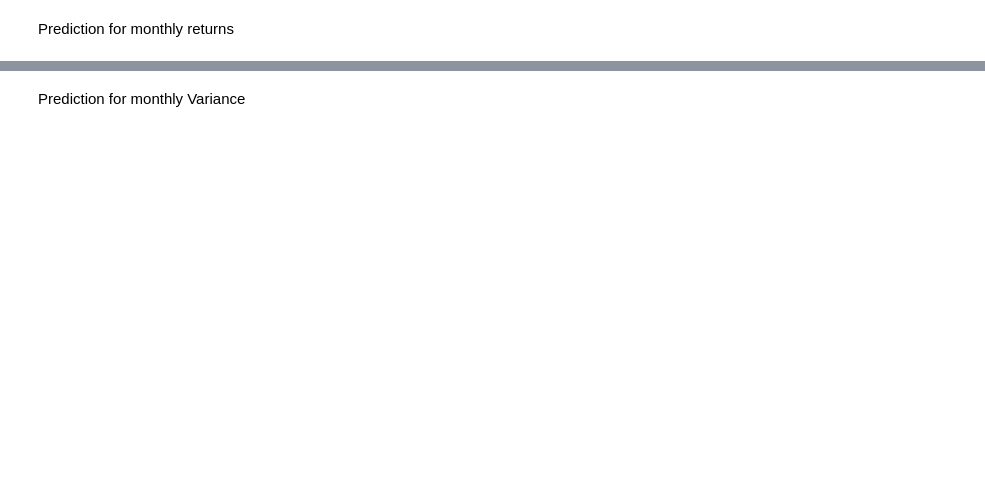
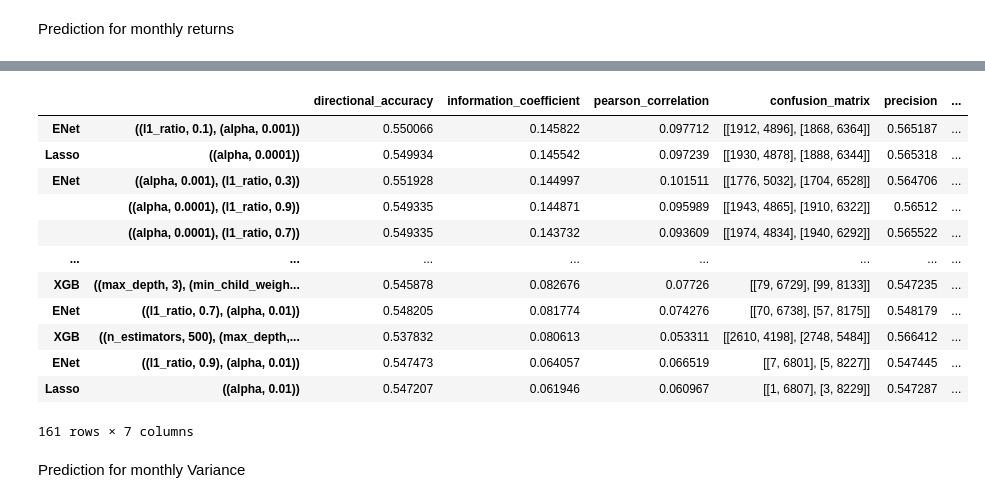
Before and after one commit to rileyteo/dse4212_portfolio_optimisation, a Jupyter notebook: test copy.ipynb, the cells around one changed output, grey strips where cells are left out. Saved outputs shown, nothing was run; the diff lists cells and outputs as text; code cells hidden in the pictures; blank space fills up the shorter version.

Commit message:
CV for daily, weekly and monthly and predictions on test set

```diff
--- a/test copy.ipynb
+++ b/test copy.ipynb
@@ -1131,7 +1131,7 @@ def evaluate_predictions(predicted_df, actual_df, for_returns=True):
         'r2_score': r2
     }
 
-def model_cv_creator(period, testing_dates, method, daily_return_targets):
+def model_cv_creator(period, testing_dates, method, targets):
     if period == 'D':
         timeframe = 'daily'
         purge_days = 70
@@ -1147,7 +1147,7 @@ def model_cv_creator(period, testing_dates, method, daily_return_targets):
         for test_date in testing_dates:
             predictor = MLReturnPredictor(model_type=method, **model_params)
             v = os.listdir(f'src/data_{timeframe}_ret')[:os.listdir(f'src/data_{timeframe}_ret').index(test_date)-purge_days]
-            X_train, y_train = predictor.create_training_dataset(v, f"{timeframe}_ret", daily_return_targets)
+            X_train, y_train = predictor.create_training_dataset(v, f"{timeframe}_ret", targets)
             scaler = StandardScaler()
             X_train = scaler.fit_transform(X_train)
             predictor.train(X_train, y_train)
@@ -1251,0 +1252,4 @@ Dates: 654, Stocks: 470
+# %%
+with open('src/cv_results/daily_return_model_results.pkl', 'rb') as f:
+    results_df = pickle.load(f)
+results_df.sort_values(by='information_coefficient', ascending=False).head(10)
@@ -1261,16 +1277,16 @@ testing_dates = testing_data.index.strftime('%Y-%m-%d').map(lambda x: x+".pkl").
 
 results_df = {}
 
-for method in ['Ridge', 'Lasso', 'ENet', 'RF', 'XGB']:
+for method in ['Lasso', 'ENet']:
     model_params = []
     if method == 'Ridge':
-        alphas = [1e-06, 1e-07, 1e-08, 1e-09, 1e-10] # 5 models
+        alphas = [1e-7, 1e-08, 1e-09] # 5 models
         model_params = [{'alpha': a} for a in alphas]
     elif method == 'Lasso':
-        alphas = [.0001, 1e-05, 1e-06, 1e-07, 1e-08] # 5 models
+        alphas = [1e-7, 1e-08, 1e-09] # 5 models
         model_params = [{'alpha': a} for a in alphas]
     elif method == 'ENet':
-        alphas = [1e-06, 1e-07, 1e-08]
+        alphas = [1e-7, 1e-08, 1e-09]
         l1_ratios = [.3, .5, .7]
         model_params = [{'alpha': a, 'l1_ratio': r} for a, r in product(alphas, l1_ratios)] #9 models
     elif method == 'RF':
@@ -1299,7 +1315,7 @@ for method in ['Ridge', 'Lasso', 'ENet', 'RF', 'XGB']:
                                 min_child_weight, reg_lambda,
                                 subsample, colsample_bytree, [n_jobs])] #32 models
 
-    cv_func = model_cv_creator('W')
+    cv_func = model_cv_creator('W', testing_dates, method, weekly_return_targets)
     weights_list = Parallel(n_jobs=-1)(delayed(cv_func)(d) for d in tqdm(model_params))
 
     for i in range(len(weights_list)):
@@ -1307,5 +1323,5 @@ for method in ['Ridge', 'Lasso', 'ENet', 'RF', 'XGB']:
         results = evaluate_predictions(weights_list[i], testing_data)
         results_df[(method, frozenset(model_param.items()))] = results
 results_df = pd.DataFrame(results_df).T
-results_df.to_pickle('src/cv_results/weekly_return_model_results.pkl')
+# results_df.to_pickle('src/cv_results/weekly_return_model_results.pkl')
 # %% [output]
@@ -1329,7 +1379,7 @@ results_df = {}
 for method in ['Ridge', 'Lasso', 'ENet', 'RF', 'XGB']:
     model_params = []
     if method == 'Ridge':
-        alphas = [1e-05, 1e-06, 1e-07, 1e-08, 1e-09, 1e-10] # 6 models
+        alphas = [1e-05, 1e-06, 1e-07, 1e-08, 1e-09] # 6 models
         model_params = [{'alpha': a} for a in alphas]
     elif method == 'Lasso':
         alphas = [.01, .001, .0001, 1e-05, 1e-06, 1e-07] # 6 models
@@ -1347,7 +1397,7 @@ for method in ['Ridge', 'Lasso', 'ENet', 'RF', 'XGB']:
         model_params = [{'n_estimators': n, 'max_depth': d, 'min_samples_leaf': l, 'max_features': f, 'n_jobs': j}
                         for n, d, l, f, j in product(n_estimators, max_depth, min_samples_leaf, max_features, [n_jobs])] #24 models
     elif method == 'XGB':
-        n_estimators=[10, 100, 200]
+        n_estimators=[10, 100, 500]
         max_depth=[3, 5, 7]
         learning_rate=[0.05, 0.1]
         min_child_weight=[100, 200]
@@ -1364,7 +1414,7 @@ for method in ['Ridge', 'Lasso', 'ENet', 'RF', 'XGB']:
                                 min_child_weight, reg_lambda,
                                 subsample, colsample_bytree, [n_jobs])]
 
-    cv_func = model_cv_creator('M')
+    cv_func = model_cv_creator('M', testing_dates, method, monthly_return_targets)
     weights_list = Parallel(n_jobs=-1)(delayed(cv_func)(d) for d in tqdm(model_params))
 
     for i in range(len(weights_list)):
@@ -1376,7 +1512,21 @@ results_df.to_pickle('src/cv_results/monthly_return_model_results.pkl')
 # %%
 with open('src/cv_results/monthly_return_model_results.pkl', 'rb') as f:
     results_df = pickle.load(f)
-results_df.sort_values(by='r2_score', ascending=False)
+results_df.sort_values(by='information_coefficient', ascending=False)
+# %% [output]
+|  |  | directional_accuracy | information_coefficient | pearson_correlation | confusion_matrix | precision | ... |
+| ENet | ((l1_ratio, 0.1), (alpha, 0.001)) | 0.550066 | 0.145822 | 0.097712 | [[1912, 4896], [1868, 6364]] | 0.565187 | ... |
+| Lasso | ((alpha, 0.0001)) | 0.549934 | 0.145542 | 0.097239 | [[1930, 4878], [1888, 6344]] | 0.565318 | ... |
+| ENet | ((alpha, 0.001), (l1_ratio, 0.3)) | 0.551928 | 0.144997 | 0.101511 | [[1776, 5032], [1704, 6528]] | 0.564706 | ... |
+|  | ((alpha, 0.0001), (l1_ratio, 0.9)) | 0.549335 | 0.144871 | 0.095989 | [[1943, 4865], [1910, 6322]] | 0.56512 | ... |
+|  | ((alpha, 0.0001), (l1_ratio, 0.7)) | 0.549335 | 0.143732 | 0.093609 | [[1974, 4834], [1940, 6292]] | 0.565522 | ... |
+| ... | ... | ... | ... | ... | ... | ... | ... |
+| XGB | ((max_depth, 3), (min_child_weigh... | 0.545878 | 0.082676 | 0.07726 | [[79, 6729], [99, 8133]] | 0.547235 | ... |
+| ENet | ((l1_ratio, 0.7), (alpha, 0.01)) | 0.548205 | 0.081774 | 0.074276 | [[70, 6738], [57, 8175]] | 0.548179 | ... |
+| XGB | ((n_estimators, 500), (max_depth,... | 0.537832 | 0.080613 | 0.053311 | [[2610, 4198], [2748, 5484]] | 0.566412 | ... |
+| ENet | ((l1_ratio, 0.9), (alpha, 0.01)) | 0.547473 | 0.064057 | 0.066519 | [[7, 6801], [5, 8227]] | 0.547445 | ... |
+| Lasso | ((alpha, 0.01)) | 0.547207 | 0.061946 | 0.060967 | [[1, 6807], [3, 8229]] | 0.547287 | ... |
+161 rows × 7 columns
 # %% [markdown]
 Prediction for monthly Variance
 # %%
```
Also changed, not shown: parts of 20 cells of this notebook, 14 other files.
